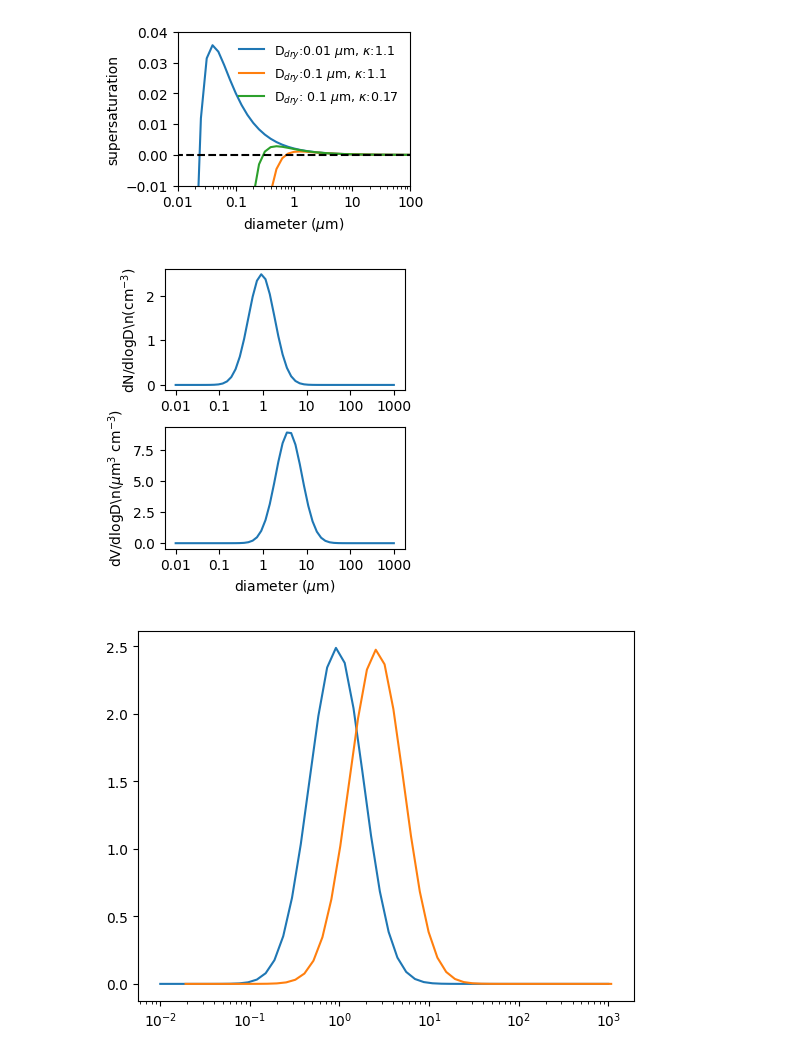
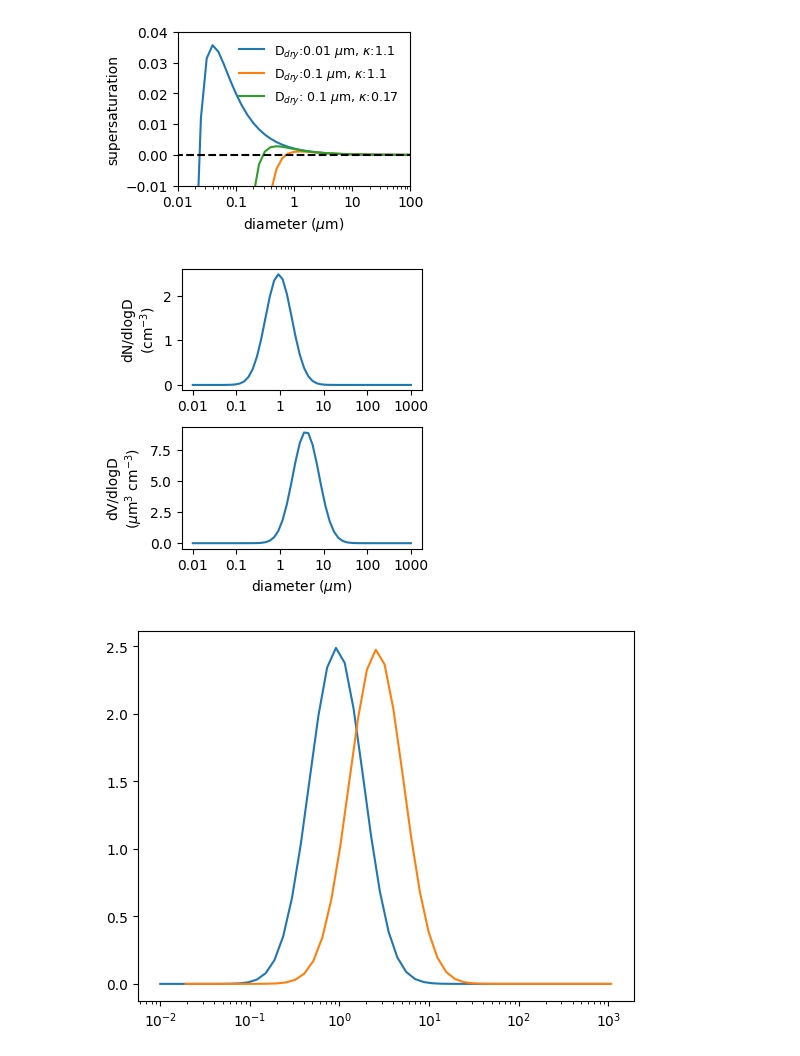
Before and after one commit to drpeppurr/yamcha, a Jupyter notebook: tutorial/YAMCHA_tutorial_ch12.ipynb, the cells around one changed output. Saved outputs shown, nothing was run; the diff lists cells and outputs as text; code cells hidden in the pictures.

```diff
--- a/tutorial/YAMCHA_tutorial_ch12.ipynb
+++ b/tutorial/YAMCHA_tutorial_ch12.ipynb
@@ -160,37 +160,37 @@ def get_bin_bounds(in_Dp_um):
         elif ibin==-1+len(in_Dp_um):
             out_Dp_bounds_um[ibin] = 0.5*(in_Dp_um[ibin]+in_Dp_um[ibin-1])
             out_Dp_bounds_um[ibin+1] = in_Dp_um[ibin]+(in_Dp_um[ibin]-out_Dp_bounds_um[ibin])
         else:
             out_Dp_bounds_um[ibin] = 0.5*(in_Dp_um[ibin]+in_Dp_um[ibin-1])
     return out_Dp_bounds_um
 
 
 
 # --- set aerosol/droplet bins: center and bounds
 N_bins = 51
 D_um = 10**np.linspace(-2, 3, N_bins+1)
 D_bounds_um = get_bin_bounds(D_um)
 
 rho_aerosol_kg_m3 = 1800.
 init_N_cm3 = lognormal_dist_dN_dDp(D_um, in_Dp_mean=1.5, in_sigma=2., in_N0=0.5)
 init_dN_dlogDp_cm3 = init_N_cm3/np.diff(np.log10(D_bounds_um))
 init_dV_dlogDp_um3_cm3 = init_N_cm3*(np.pi/6.)*(D_um**3.)/np.diff(np.log10(D_bounds_um))
 
 
 fig, axs = plt.subplots(2, 1, figsize=(3, 3.5))
 axs[0].plot(D_um,init_dN_dlogDp_cm3)
 axs[1].plot(D_um,init_dV_dlogDp_um3_cm3)
-axs[0].set_ylabel(r'dN/dlogD\n(cm$^{-3}$)')
-axs[1].set_ylabel(r'dV/dlogD\n($\mu$m$^3$ cm$^{-3}$)')
-axs[1].set_xlabel(r'diameter ($\mu$m)')
+axs[0].set_ylabel('dN/dlogD\n(cm$^{-3}$)')
+axs[1].set_ylabel('dV/dlogD\n($\\mu$m$^3$ cm$^{-3}$)')
+axs[1].set_xlabel('diameter ($\\mu$m)')
 
 for ax in axs:
     ax.set_xscale('log')
     ax.set_xticks([0.01,0.1,1,10,100,1000], labels=[0.01,0.1,1,10,100,1000])
 
 plt.subplots_adjust(top=0.95, bottom=0.15, left=0.15, right=0.95, hspace=0.3, wspace=0.2)
 # %% [output]
-[figure, old version]
+[figure, new version]
 # %%
 # --- initial temperature, pressure, and specific humidity
 T0 = 280.
```
